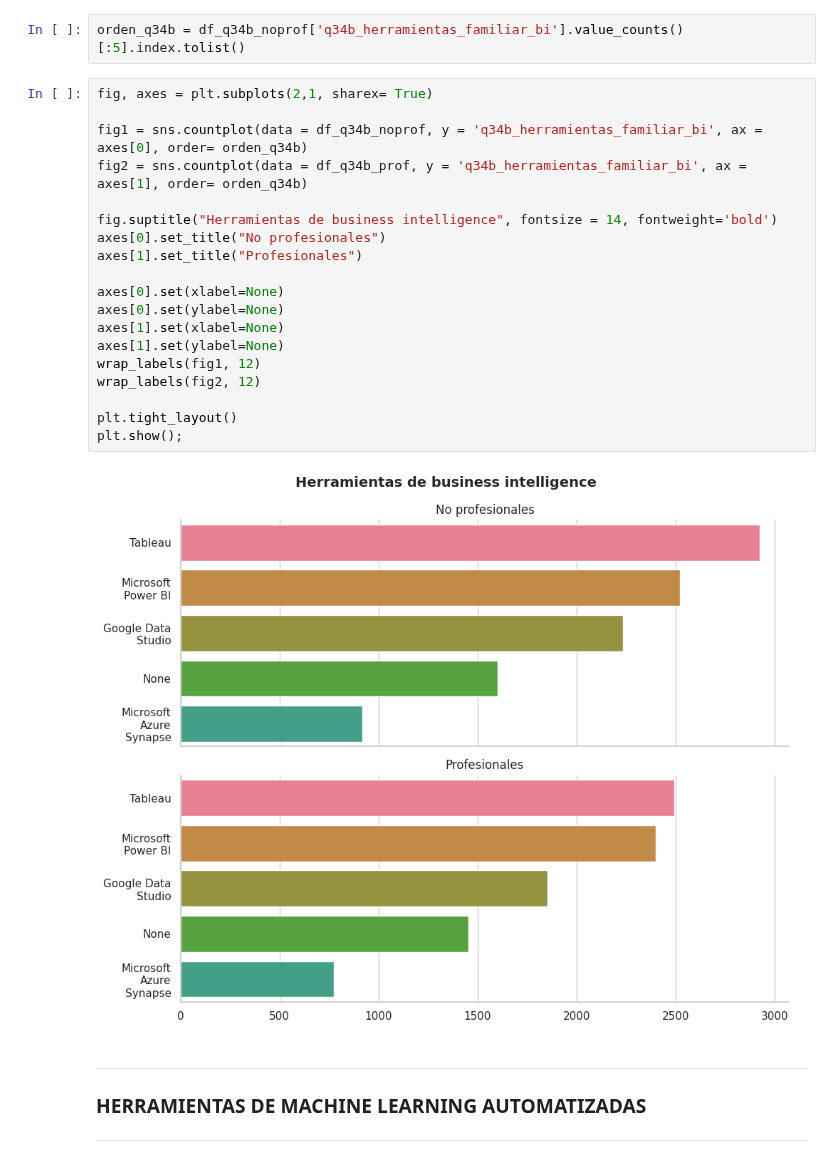
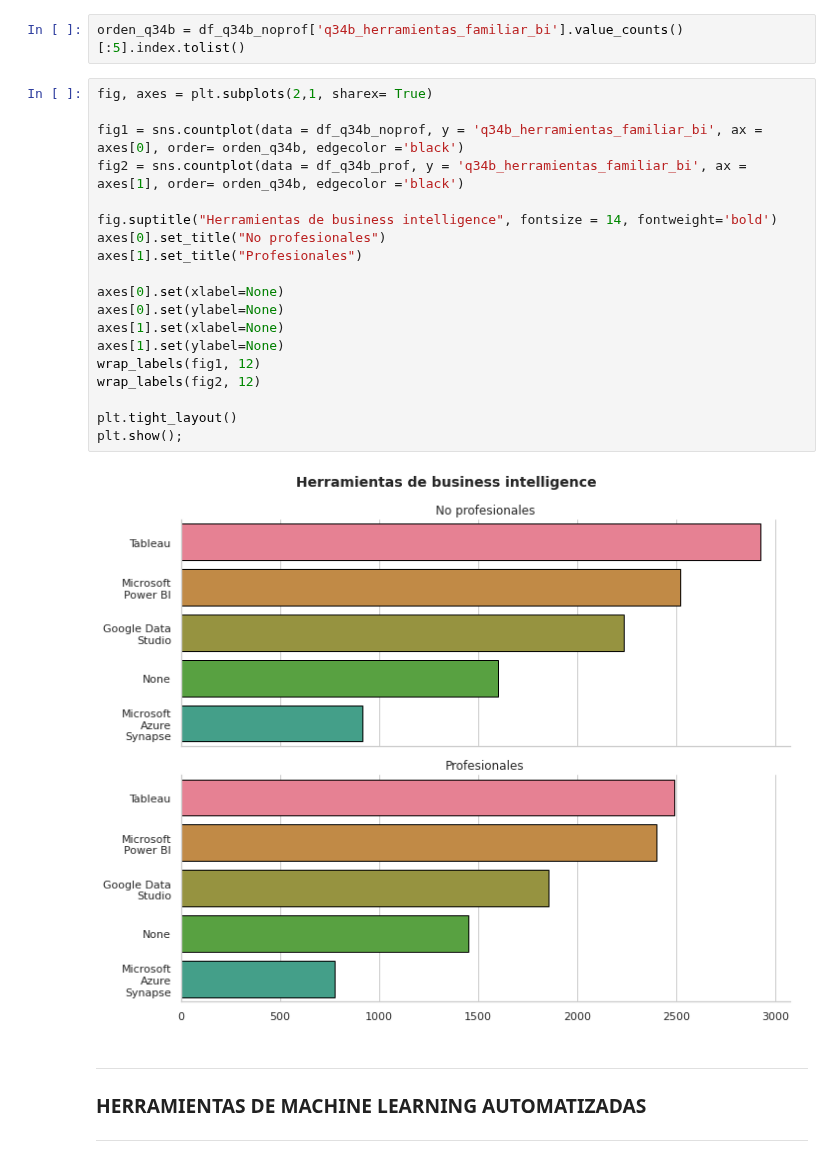
Before and after one commit to paulafuenteg/Kaggle-DS-ML-Survey, a Jupyter notebook: visualizacion.ipynb, the cells around one changed output. Cells and saved outputs as stored; diff of their text form.

```diff
--- a/visualizacion.ipynb
+++ b/visualizacion.ipynb
@@ -346,24 +334,24 @@ orden_q34b = df_q34b_noprof['q34b_herramientas_familiar_bi'].value_counts()[:5].
 # %%
 fig, axes = plt.subplots(2,1, sharex= True)
 
-fig1 = sns.countplot(data = df_q34b_noprof, y = 'q34b_herramientas_familiar_bi', ax = axes[0], order= orden_q34b)
-fig2 = sns.countplot(data = df_q34b_prof, y = 'q34b_herramientas_familiar_bi', ax = axes[1], order= orden_q34b)
+fig1 = sns.countplot(data = df_q34b_noprof, y = 'q34b_herramientas_familiar_bi', ax = axes[0], order= orden_q34b, edgecolor ='black')
+fig2 = sns.countplot(data = df_q34b_prof, y = 'q34b_herramientas_familiar_bi', ax = axes[1], order= orden_q34b, edgecolor ='black')
 
 fig.suptitle("Herramientas de business intelligence", fontsize = 14, fontweight='bold')
 axes[0].set_title("No profesionales")
 axes[1].set_title("Profesionales")
 
 axes[0].set(xlabel=None)
 axes[0].set(ylabel=None)
 axes[1].set(xlabel=None)
 axes[1].set(ylabel=None)
 wrap_labels(fig1, 12)
 wrap_labels(fig2, 12)
 
 plt.tight_layout()
 plt.show();
 # %% [output]
-[figure, old version]
+[figure, new version]
 # %% [markdown]
 ---
 ### HERRAMIENTAS DE MACHINE LEARNING AUTOMATIZADAS
```
Also changed, not shown: parts of 15 cells of this notebook.
